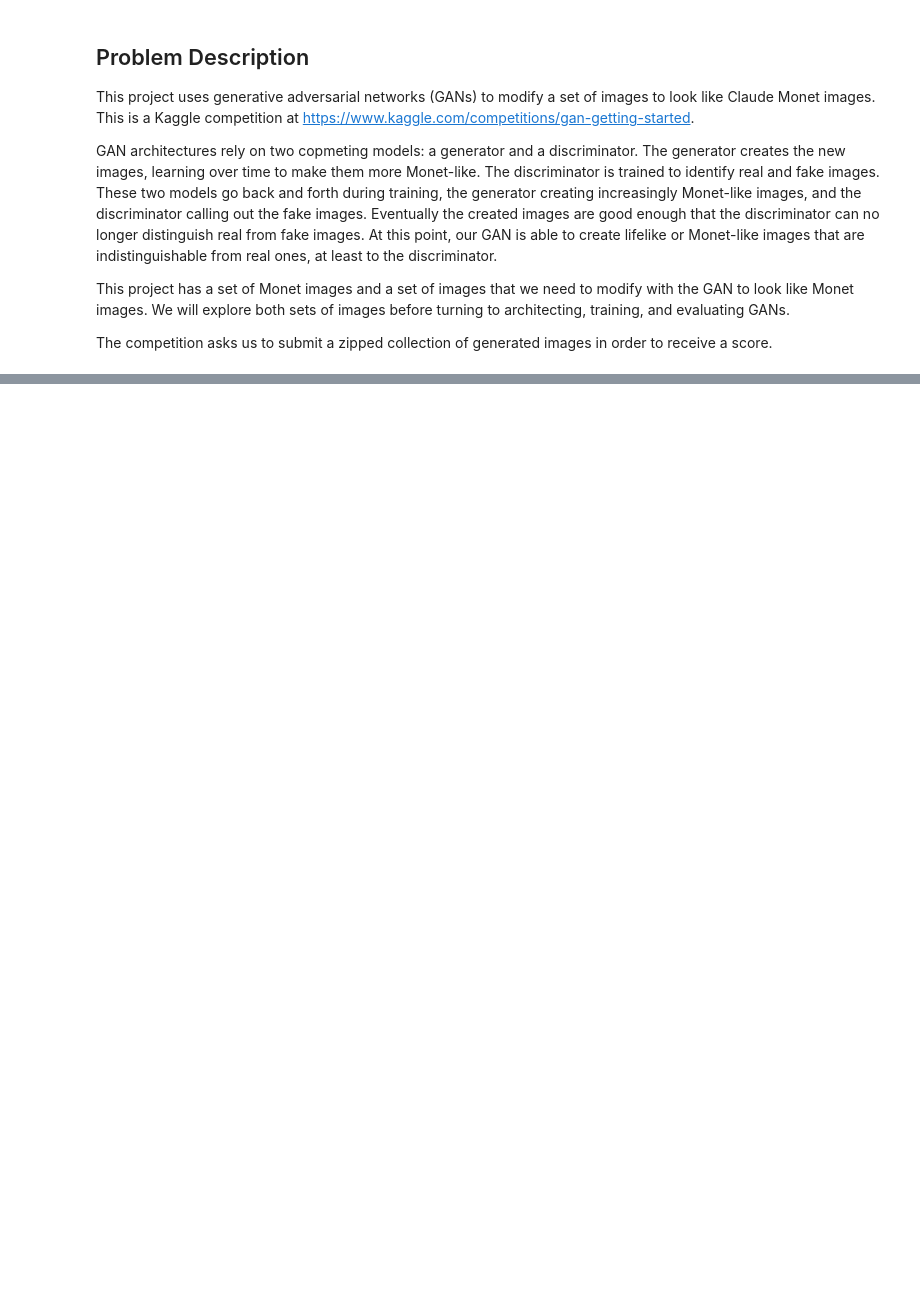
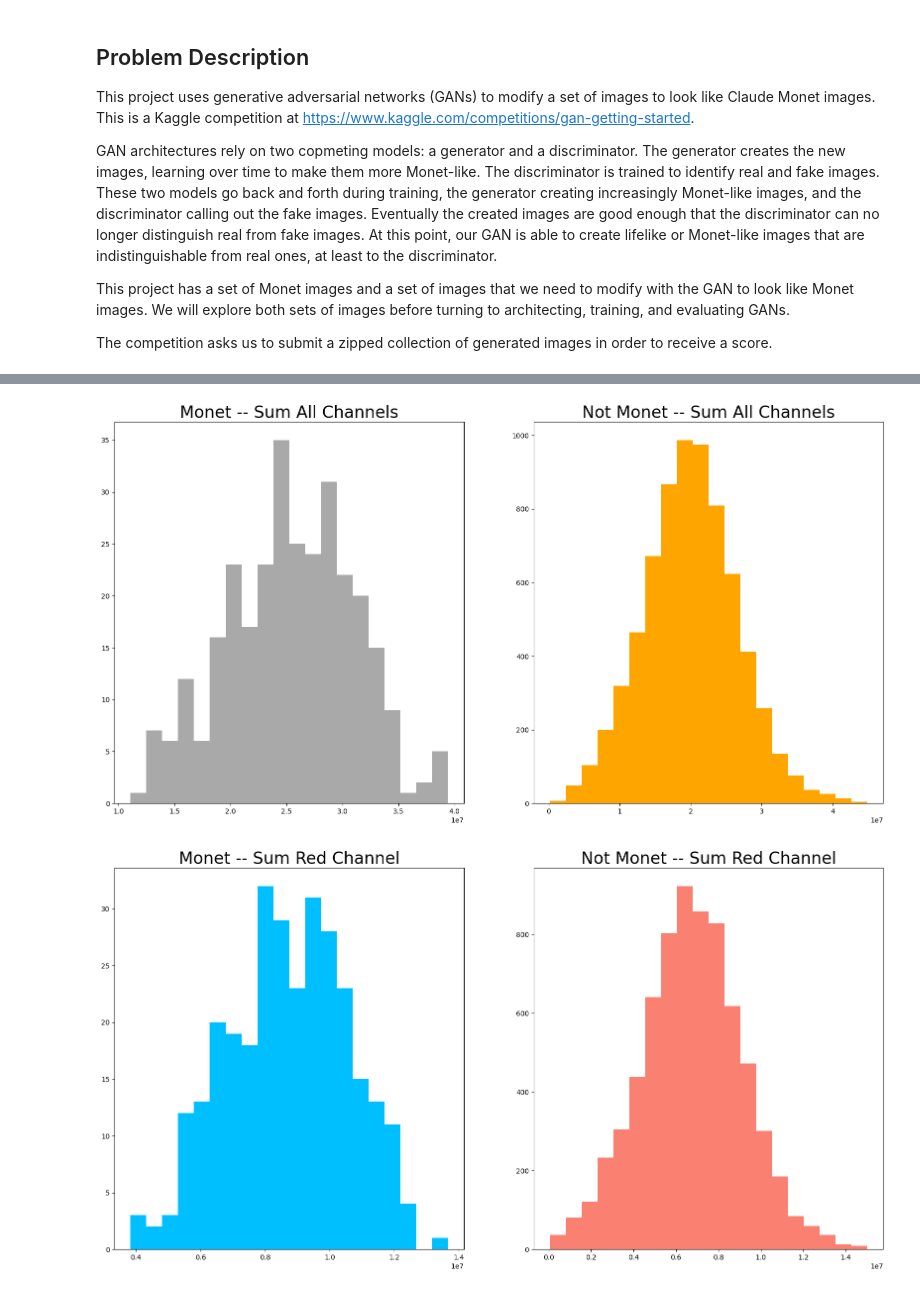
Before and after one commit to jhleakakos/msds-gan-monet-images, a Jupyter notebook: mo_monet_mo_problems.ipynb, the cells around one changed output, grey strips where cells are left out. Drawn from its saved outputs; the diff is of its cells as text; code cells hidden in the pictures; blank space fills up the shorter version.

```diff
--- a/mo_monet_mo_problems.ipynb
+++ b/mo_monet_mo_problems.ipynb
@@ -83,0 +117,10 @@ fig.tight_layout()
+# %%
+list_monet = np.array([i for i in parsed_images_monet])
+list_photo = np.array([i for i in parsed_images_photo])
+
+print(f'Dimensions of Monet image collection: {list_monet.shape}')
+print(f'Dimensions of photo image collection: {list_photo.shape}')
+print(f'Dimensions of first individual Monet image: {list_monet[0].shape}')
+print(f'Dimensions of first individual Monet image: {list_photo[0].shape}')
+
+list_monet[0]
@@ -83,0 +214,54 @@ fig.tight_layout()
+# %%
+# Sum All
+fig, axes = plt.subplots(
+    1
+    , 2
+    , figsize=(20,10)
+)
+
+axes[0].hist(sum_all_channels_monet, bins=20, color='darkgray');
+axes[1].hist(sum_all_channels_photo, bins=20, color='orange');
+axes[0].set_title('Monet -- Sum All Channels', fontsize=24);
+axes[1].set_title('Not Monet -- Sum All Channels', fontsize=24);
+
+
+# Sum Red
+fig, axes = plt.subplots(
+    1
+    , 2
+    , figsize=(20,10)
+)
+
+axes[0].hist(sum_red_channel_monet, bins=20, color='deepskyblue');
+axes[1].hist(sum_red_channel_photo, bins=20, color='salmon');
+axes[0].set_title('Monet -- Sum Red Channel', fontsize=24);
+axes[1].set_title('Not Monet -- Sum Red Channel', fontsize=24);
+
+
+# Sum Green
+fig, axes = plt.subplots(
+    1
+    , 2
+    , figsize=(20,10)
+)
+
+axes[0].hist(sum_green_channel_monet, bins=20, color='darkgray');
+axes[1].hist(sum_green_channel_photo, bins=20, color='orange');
+axes[0].set_title('Monet -- Sum Green Channel', fontsize=24);
+axes[1].set_title('Not Monet -- Sum Green Channel', fontsize=24);
+
+
+# Sum Blue
+fig, axes = plt.subplots(
+    1
+    , 2
+    , figsize=(20,10)
+)
+
+axes[0].hist(sum_blue_channel_monet, bins=20, color='deepskyblue');
+axes[1].hist(sum_blue_channel_photo, bins=20, color='salmon');
+axes[0].set_title('Monet -- Sum Blue Channel', fontsize=24);
+axes[1].set_title('Not Monet -- Sum Blue Channel', fontsize=24);
+# %% [output]
+[figure, added]
+[figure, added]
```
Also changed, not shown: parts of 15 cells of this notebook.
